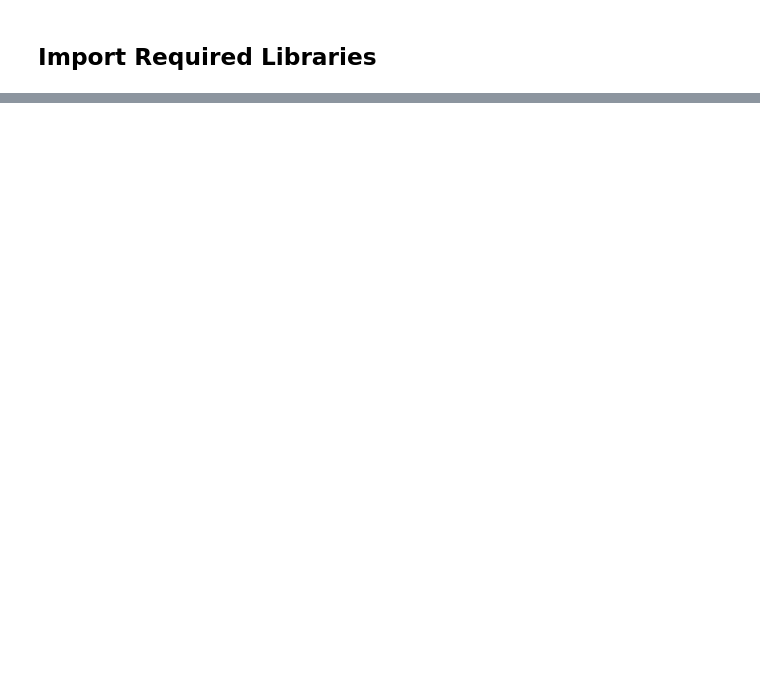
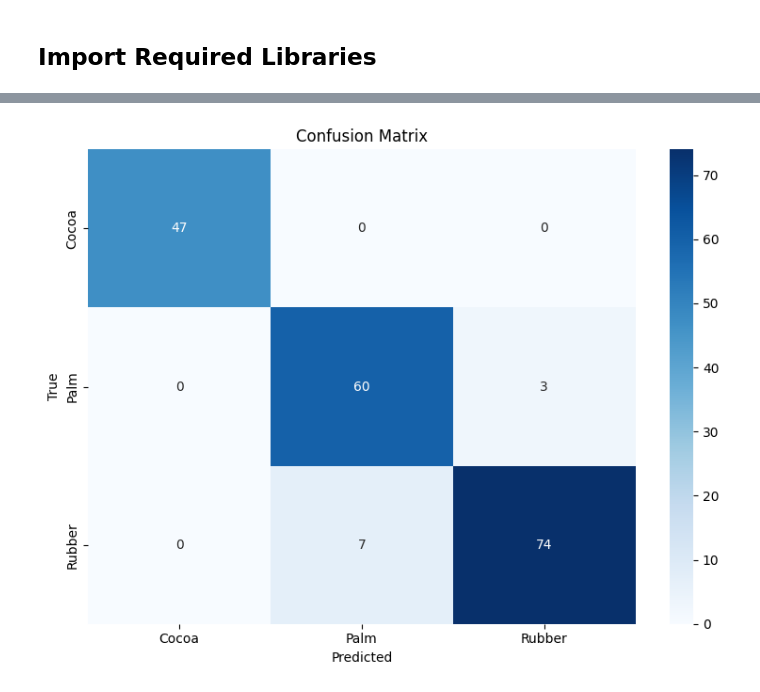
Before and after one commit to daemonX10/agriculture-zindi-competition, a Jupyter notebook: simple.ipynb, the cells around one changed output, grey strips where cells are left out. Cells and saved outputs as stored; diff of their text form; code cells hidden in the pictures; blank space fills up the shorter version.

```diff
--- a/simple.ipynb
+++ b/simple.ipynb
@@ -458,0 +589,11 @@ Each level is saved in its respective directory for further use in modeling and
+# %%
+# Prepare features for modeling
+processed_train, processed_test, feature_cols = prepare_features_for_modeling(advanced_train, advanced_test)
+
+# Create X (features) and y (target) for modeling
+X_train = processed_train[feature_cols]
+y_train = processed_train['target_numeric']
+X_test = processed_test[feature_cols]
+
+print(f"\nTraining data shape: {X_train.shape}")
+print(f"Test data shape: {X_test.shape}")
@@ -458,0 +613,8 @@ Each level is saved in its respective directory for further use in modeling and
+# %%
+# Split the training data into train and validation sets
+X_train_split, X_val, y_train_split, y_val = train_test_split(
+    X_train, y_train, test_size=0.2, random_state=42, stratify=y_train
+)
+
+print(f"Training split shape: {X_train_split.shape}")
+print(f"Validation split shape: {X_val.shape}")
@@ -458,0 +624,62 @@ Each level is saved in its respective directory for further use in modeling and
+# %%
+# Build and tune a Random Forest model
+def build_and_train_rf_model(X_train, y_train, X_val, y_val):
+    """Build and train a Random Forest model with hyperparameter tuning."""
+    print("Building Random Forest model with hyperparameter tuning...")
+    start_time = time.time()
+
+    # Create a pipeline with preprocessing and model
+    pipeline = Pipeline([
+        ('scaler', StandardScaler()),
+        ('rf', RandomForestClassifier(random_state=42, n_jobs=-1))
+    ])
+
+    # Define hyperparameter grid for tuning
+    param_grid = {
+        'rf__n_estimators': [100, 200, 300],
+        'rf__max_depth': [None, 15, 25],
+        'rf__min_samples_split': [2, 5],
+        'rf__min_samples_leaf': [1, 2, 4],
+        'rf__max_features': ['sqrt', 'log2', None]
+    }
+
+    # Create grid search with cross-validation
+    grid_search = GridSearchCV(
+        pipeline, param_grid, cv=3, scoring='accuracy', n_jobs=-1, verbose=2
+    )
+
+    # Fit the model
+    grid_search.fit(X_train, y_train)
+
+    # Get the best model
+    best_model = grid_search.best_estimator_
+    best_params = grid_search.best_params_
+
+    # Evaluate on validation set
+    y_val_pred = best_model.predict(X_val)
+    accuracy = accuracy_score(y_val, y_val_pred)
+
+    print(f"\nBest parameters: {best_params}")
+    print(f"Validation accuracy: {accuracy:.4f}")
+    print(f"\nClassification Report:")
+    class_names = ['Cocoa', 'Palm', 'Rubber']
+    print(classification_report(y_val, y_val_pred, target_names=class_names))
+
+    # Print confusion matrix
+    cm = confusion_matrix(y_val, y_val_pred)
+    plt.figure(figsize=(8, 6))
+    sns.heatmap(cm, annot=True, fmt='d', cmap='Blues', xticklabels=class_names, yticklabels=class_names)
+    plt.xlabel('Predicted')
+    plt.ylabel('True')
+    plt.title('Confusion Matrix')
+    plt.tight_layout()
+    plt.savefig(advanced_dir / 'confusion_matrix.png')
+    plt.show()
+
+    print(f"\nTraining completed in {time.time() - start_time:.2f} seconds")
+
+    return best_model, best_params
+
+# Train the Random Forest model
+rf_model, best_params = build_and_train_rf_model(X_train_split, y_train_split, X_val, y_val)
+# %% [output]
@@ -458,0 +702 @@ Each level is saved in its respective directory for further use in modeling and
+[figure, added]
```
Also changed, not shown: parts of 45 cells of this notebook, 10 other files.
